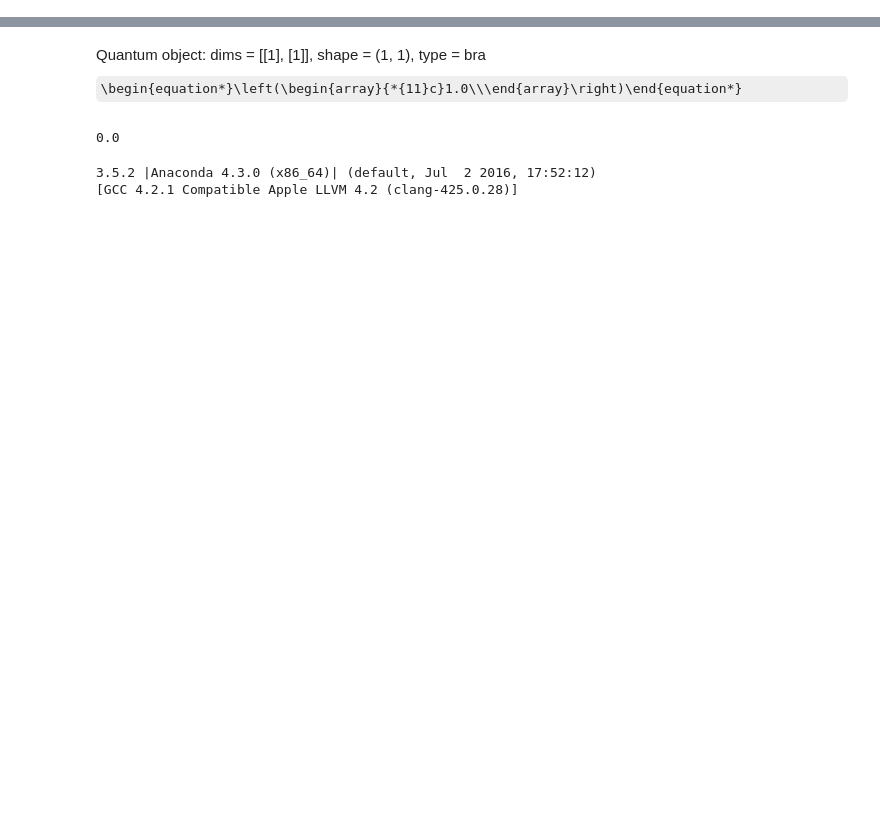
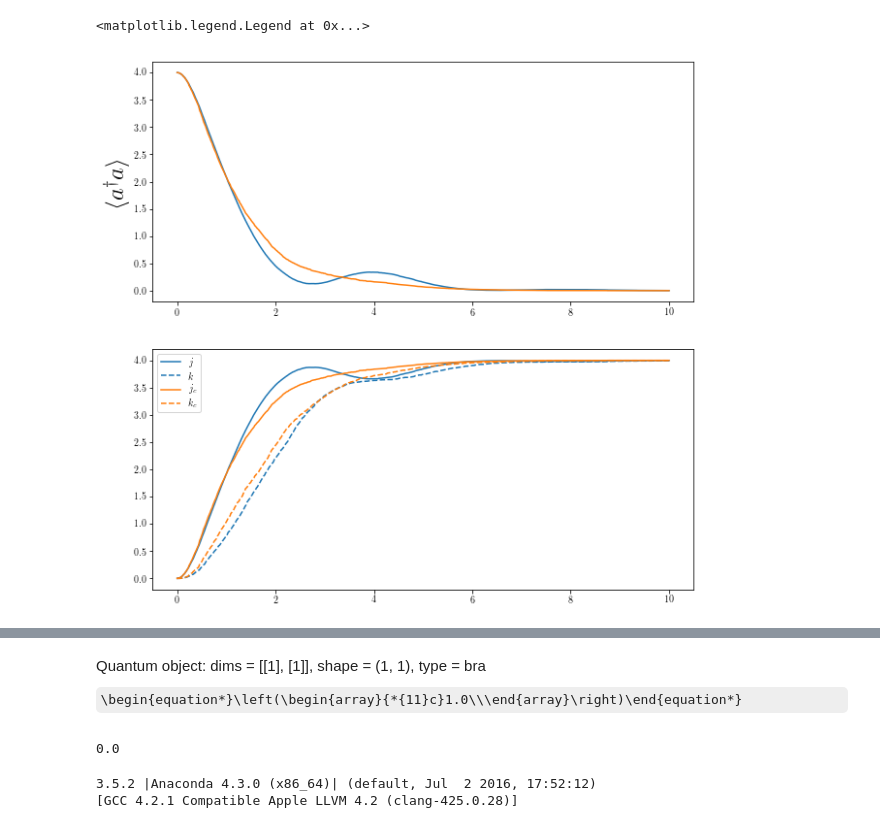
Before and after one commit to behnamgit/Q_Heat_Engine, a Jupyter notebook: Battery.ipynb, the cells around one changed output, grey strips where cells are left out. Saved outputs shown, nothing was run; the diff lists cells and outputs as text; code cells hidden in the pictures; some formulas as TeX source; blank space fills up the shorter version.

```diff
--- a/Battery.ipynb
+++ b/Battery.ipynb
@@ -129,3 +134,0 @@ Quantum object: dims = [[10, 10, 10], [1, 1, 1]], shape = (1000, 1), type = ket\
-# %%
-omega_m = 1
-H = omega_m*(NumL+NumK)
@@ -140,0 +135,15 @@ ket_battery(state2)
+# %%
+Ktilde_p = K + 0.5*K*(a*L.dag() + a.dag()*L)
+Ktilde_m = K - 0.5*K*(a*L.dag() + a.dag()*L)
+# %%
+oscillator_init = tensor( displace(Engine_Dim,0)*basis(Engine_Dim,4))
+battery_init = battery(0,0,Dim=Battery_Dim)
+psi0 = tensor(oscillator_init,battery_init)
+
+times = np.linspace(0.0,10.0,1000)
+
+gamma = 1.0
+C0 = np.sqrt(gamma)*Ktilde_p.dag()
+C1 = np.sqrt(gamma)*Ktilde_m.dag()
+opts = Options(ntraj=500)
+result = mcsolve(H, psi0, times, c_ops=[C0,C1], e_ops=[N,NL,NK],options=opts)
@@ -140,0 +162,18 @@ ket_battery(state2)
+# %%
+n_c = result.expect[0]
+l_c = result.expect[1]
+k_c = result.expect[2]
+j_c = l_c + k_c
+Fig, ax = plt.subplots(2,figsize=[10,10])
+ax[0].plot(times,n)
+ax[0].plot(times,n_c)
+ax[0].set_ylabel(r'$\langle a^\dagger a \rangle$',fontsize=25)
+
+ax[1].plot(times,j,label=r'$j$')
+ax[1].plot(times,k,'C0--',label=r'$k$')
+ax[1].plot(times,j_c,'C1',label=r'$j_c$')
+ax[1].plot(times,k_c,'C1--',label=r'$k_c$')
+ax[1].legend()
+# %% [output]
+<matplotlib.legend.Legend at 0x...>
+[figure, added]
```
Also changed, not shown: parts of 10 cells of this notebook.
